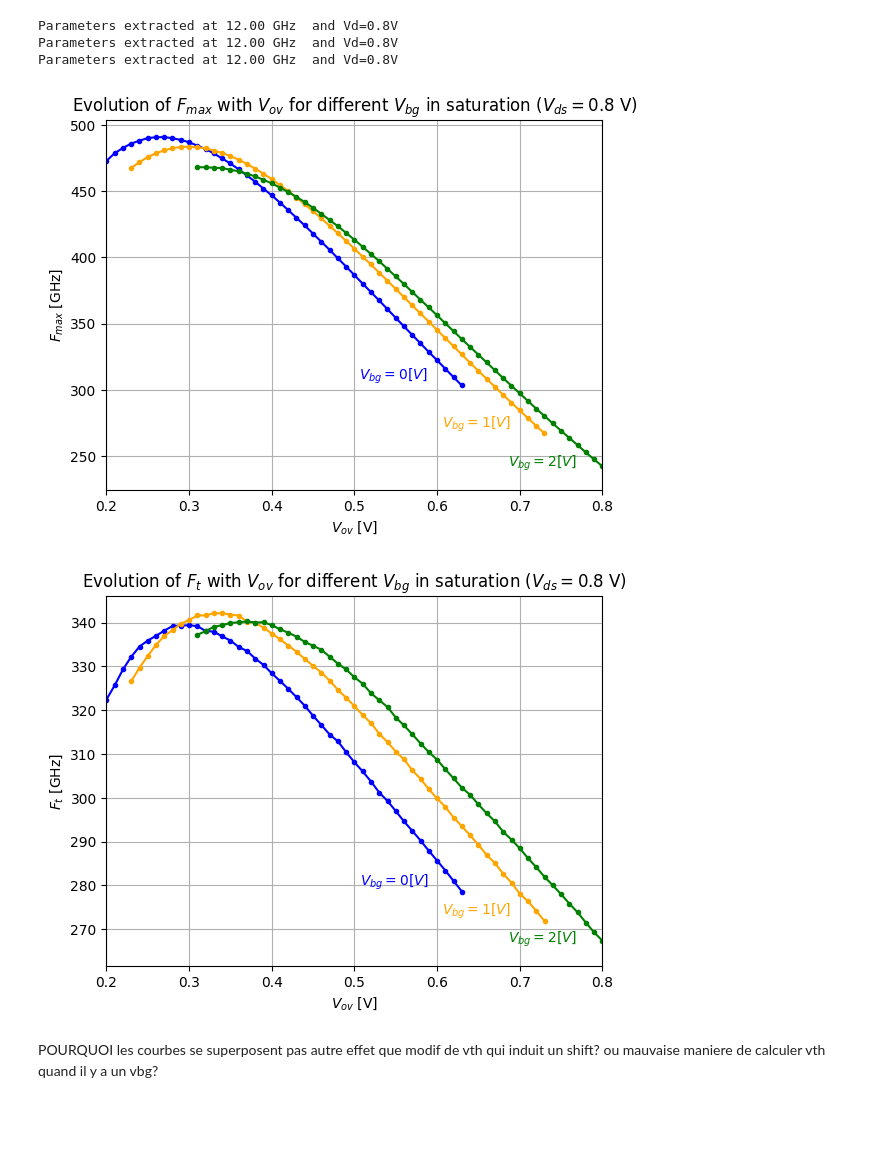
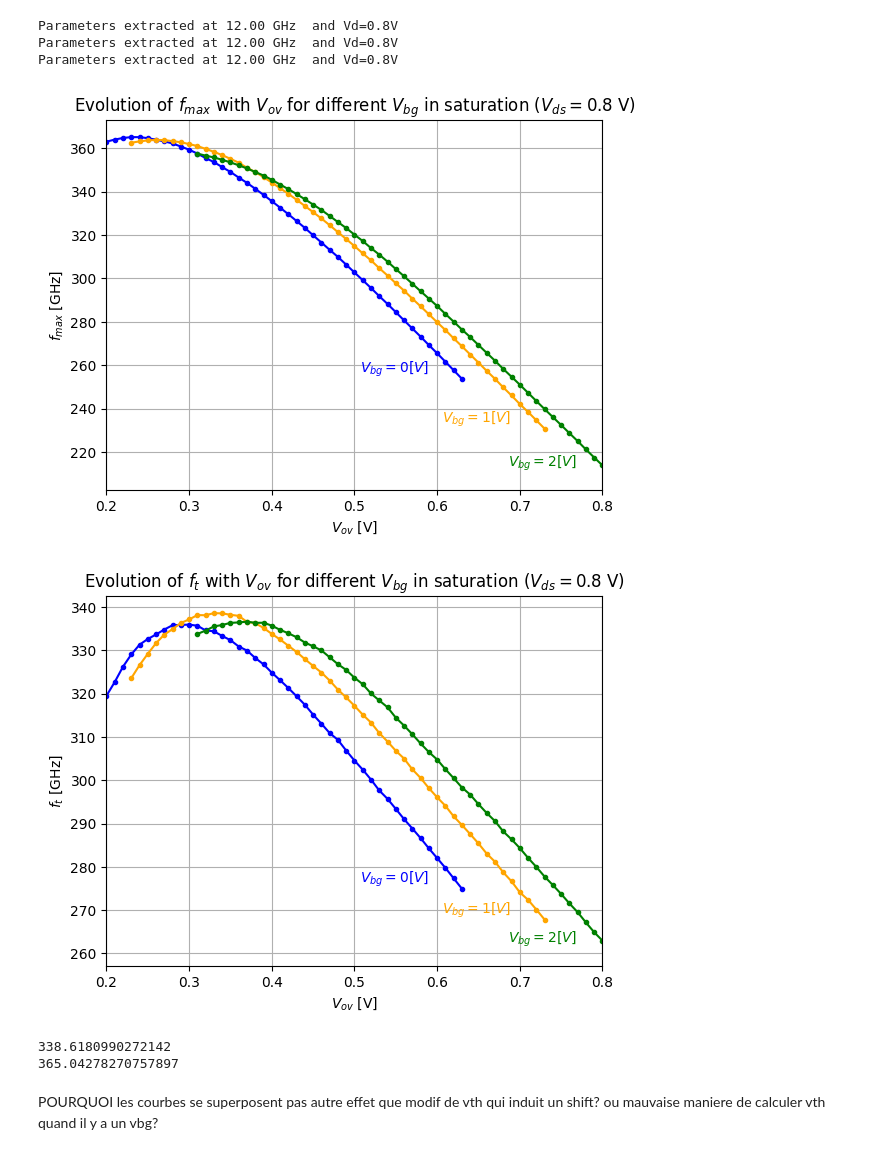
Before and after one commit to nonoswagman/LELEC2541, a Jupyter notebook: ExtractParameters_new_plot.ipynb, the cells around one changed output. Saved outputs shown, nothing was run; the diff lists cells and outputs as text; code cells hidden in the pictures; blank space fills up the shorter version.

```diff
--- a/ExtractParameters_new_plot.ipynb
+++ b/ExtractParameters_new_plot.ipynb
@@ -491,7 +497,7 @@ def extrinsic_parameters(measurements, open, Vth, plot=False):
     return Rse, Rge, Rde, Cgse, Cdse, Cgde
 
 
-Rse, Rge, Rde, Cgse, Cdse, Cgde = extrinsic_parameters(measurements, open_measurements, 0.33, plot=True)
+Rse, Rge, Rde, Cgse, Cdse, Cgde = extrinsic_parameters(measurements, open_measurements, 0.27, plot=True)
 
 print(Rse)
 print(Rge)
@@ -568,7 +574,15 @@ def intrinsic_parameters(measurements, open, Vth, Rse=0, Rge=0, Rde=0, Cgse=0, C
     print("Parameters extracted at {:.2f} GHz  and Vd={}V".format(freq[freq_index]*1e-9, Vd[-6]))
     return Cgs, Cds, Cgd, gm, gds, tau,Vg
 
-Cgs, Cds, Cgd, gm, gds, tau,Vg = intrinsic_parameters(file, open_measurements, 0.29, Rse, Rge, Rde, Cgse, Cdse, Cgde)
+Cgs, Cds, Cgd, gm, gds, tau,Vg = intrinsic_parameters(file, open_measurements, 0.27, Rse, Rge, Rde, Cgse, Cdse, Cgde)
+Vg_indice=list(Vg).index(0.6)
+
+# print("Cgs:,",Cgs[Vg_indice])
+# print("Cds:,",Cds[Vg_indice])
+# print("Cgd:,",Cgd[Vg_indice])
+# print("gm:,",gm[Vg_indice])
+# print("gds,",gds[Vg_indice])
+# print("Vg:",Vg[Vg_indice])
 # %% [output]
 Parameters extracted at 12.00 GHz  and Vd=0.8V
 # %%
@@ -578,7 +592,7 @@ def FoM(Cgs, Cds, Cgd, Rs, Rd, Rg, gm, gds):
     ft = gm/(2*np.pi*(Cgs+Cgd))
 
     den_fmax = 4*np.pi*Cgs*(1+Cgd/Cgs)*np.sqrt(gds*(Rs+Rg)+0.5*(Cgd/Cgs)*(Rs*gm+Cgd/Cgs))
-    fmax = gm/den_fmax
+    fmax = ft/(2*(np.sqrt((Rs+Rg)*gds+2*np.pi*ft*Rg*Cgd)))
 
     return ft, fmax
 
@@ -606,41 +620,48 @@ Parameters extracted at 12.00 GHz  and Vd=0.8V
 plt.plot(Vg-Vth0, fmax0*10**-9, ".-",label=None, color='blue')  # Bleu
 plt.plot(Vg-Vth1, fmax1*10**-9,".-",label=None, color='orange')  # Orange
 plt.plot(Vg-Vth2, fmax2*10**-9,".-", label=None, color='green')  # Vert
 plt.text(Vg[-5]-Vth0, fmax0[-1]*10**-9, "$V_{bg}=0[V]$", color='blue', verticalalignment='bottom', horizontalalignment='right')  # Bleu
 plt.text(Vg[-5]-Vth1, fmax1[-1]*10**-9, "$V_{bg}=1[V]$", color='orange', verticalalignment='bottom', horizontalalignment='right')  # Orange
 plt.text(Vg[-5]-Vth2, fmax2[-1]*10**-9, "$V_{bg}=2[V]$", color='green', verticalalignment='bottom', horizontalalignment='right')
 
 plt.grid()
 
-plt.title("Evolution of $F_{max}$ with $V_{ov}$ for different $V_{bg}$ in saturation ($V_{ds}=0.8$ V)")
+plt.title("Evolution of $f_{max}$ with $V_{ov}$ for different $V_{bg}$ in saturation ($V_{ds}=0.8$ V)")
 
 
 plt.xlabel("$V_{ov}$ [V]")
-plt.ylabel("$F_{max}$ [GHz]")
+plt.ylabel("$f_{max}$ [GHz]")
 plt.xlim(0.2,0.8)
-plt.savefig("F_max.png")
+plt.savefig("F_max_vov.png")
+plt.savefig("F_max_vov.pdf")
 plt.show()
 
 plt.plot(Vg-Vth0, ft0*10**-9, ".-",label=None, color='blue')  # Bleu
 plt.plot(Vg-Vth1, ft1*10**-9,".-",label=None, color='orange')  # Orange
 plt.plot(Vg-Vth2, ft2*10**-9,".-", label=None, color='green')  # Vert
 plt.text(Vg[-5]-Vth0, ft0[-1]*10**-9, "$V_{bg}=0[V]$", color='blue', verticalalignment='bottom', horizontalalignment='right')  # Bleu
 plt.text(Vg[-5]-Vth1, ft1[-1]*10**-9, "$V_{bg}=1[V]$", color='orange', verticalalignment='bottom', horizontalalignment='right')  # Orange
 plt.text(Vg[-5]-Vth2, ft2[-1]*10**-9, "$V_{bg}=2[V]$", color='green', verticalalignment='bottom', horizontalalignment='right')
 
 plt.grid()
 
-plt.title("Evolution of $F_{t}$ with $V_{ov}$ for different $V_{bg}$ in saturation ($V_{ds}=0.8$ V)")
+plt.title("Evolution of $f_{t}$ with $V_{ov}$ for different $V_{bg}$ in saturation ($V_{ds}=0.8$ V)")
 
 
 plt.xlabel("$V_{ov}$ [V]")
 plt.xlim(0.2,0.8)
-plt.ylabel("$F_{t}$ [GHz]")
-plt.savefig("F_t.png")
+plt.ylabel("$f_{t}$ [GHz]")
+plt.savefig("F_t_vov.png")
+plt.savefig("F_t_vov.pdf")
 plt.show()
+
+print(max(ft1)*10**-9)
+print(max(fmax0)*10**-9)
 # %% [output]
-[figure, old version]
+[figure, new version]
-[figure, old version]
+[figure, new version]
+338.6180990272142
+365.04278270757897
 # %% [markdown]
 POURQUOI les courbes se superposent pas  autre effet que modif de vth qui induit un shift? ou mauvaise maniere de calculer vth quand il y a un vbg?
 # %% [markdown]
```
Also changed, not shown: parts of 10 cells of this notebook, 1 other file.
